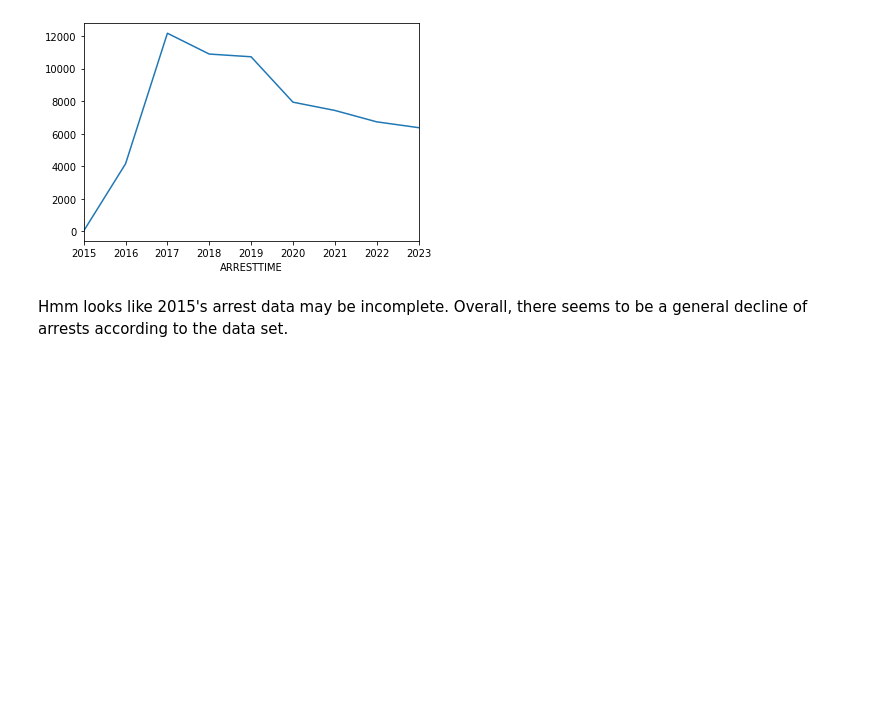
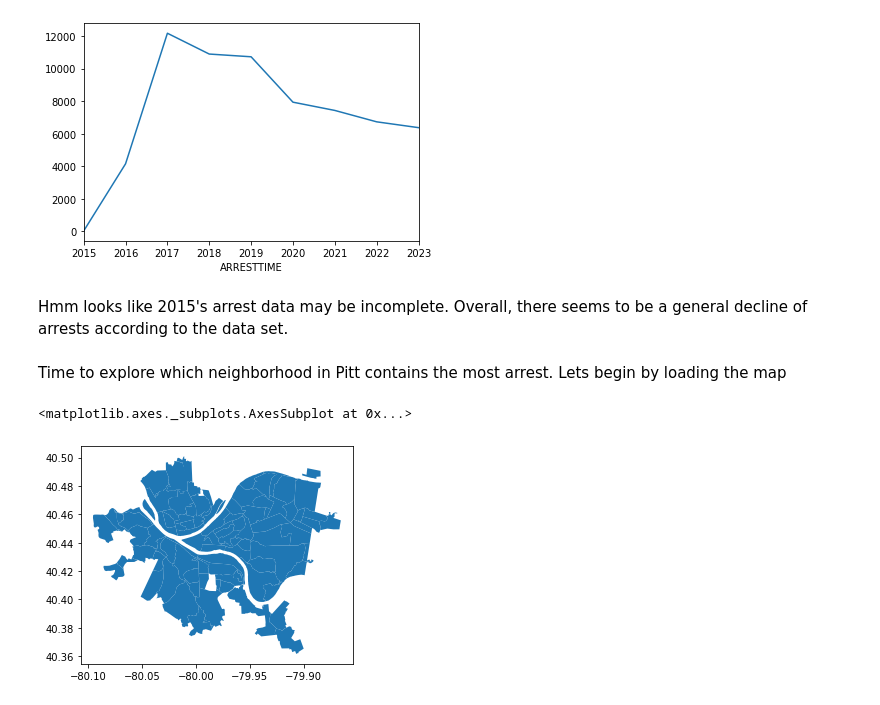
Before and after one commit to Things101/Best-Neighborhood-Pitt, a Jupyter notebook: Police Arrest (IRJ11).ipynb, the cells around one changed output. Saved outputs shown, nothing was run; the diff lists cells and outputs as text; code cells hidden in the pictures; blank space fills up the shorter version.

```diff
--- a/Police Arrest (IRJ11).ipynb
+++ b/Police Arrest (IRJ11).ipynb
@@ -51,3 +51,11 @@ data['_id'].resample("Y").count().plot()
 [figure]
 # %% [markdown]
 Hmm looks like 2015's arrest data may be incomplete. Overall, there seems to be a general decline of arrests according to the data set.
+# %% [markdown]
+Time to explore which neighborhood in Pitt contains the most arrest. Lets begin by loading the map
+# %%
+neighborhoods = geopandas.read_file("Neighborhoods/Neighborhoods_.shp") # read in the shapefile
+neighborhoods.plot() # plot the geopandas dataframe
+# %% [output]
+<matplotlib.axes._subplots.AxesSubplot at 0x...>
+[figure, added]
```
Also changed, not shown: parts of 10 cells of this notebook.
